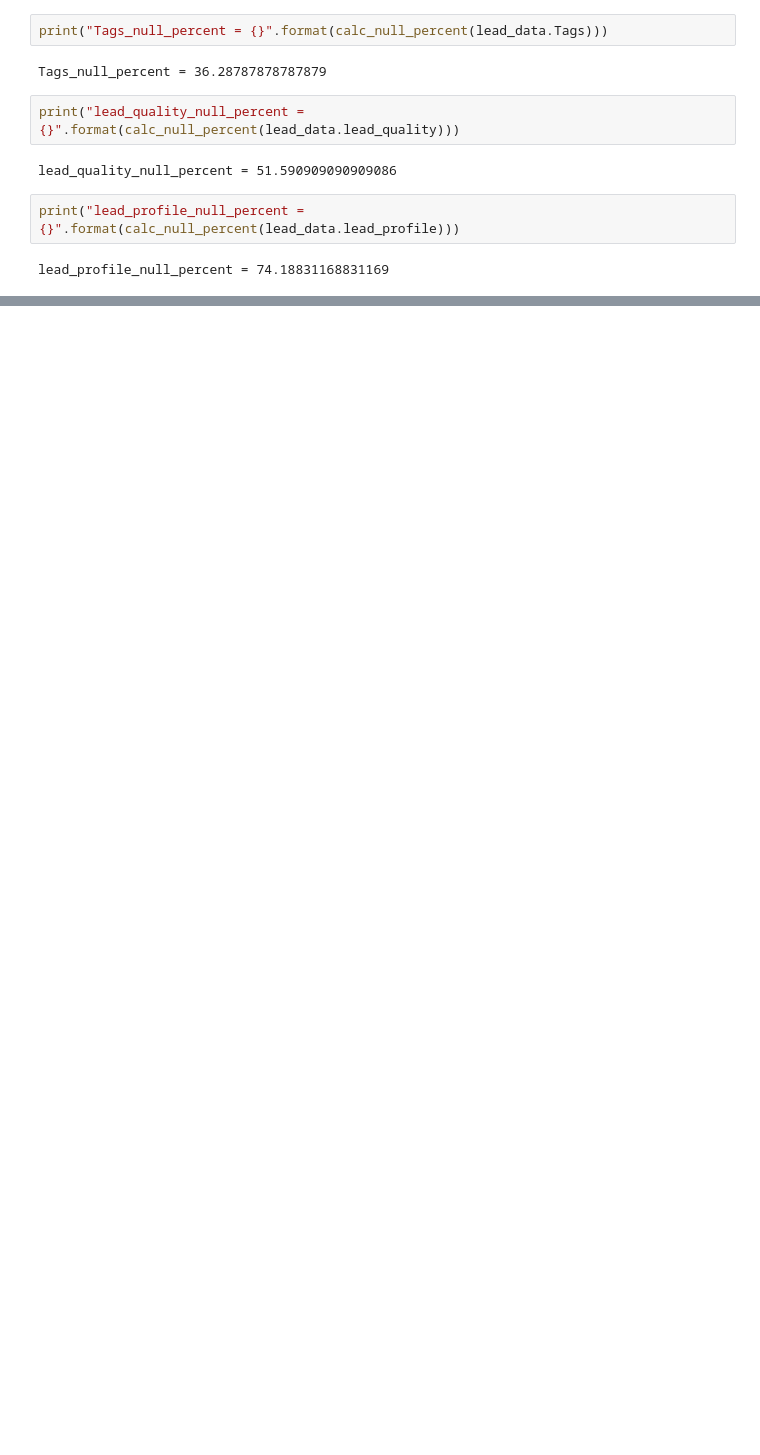
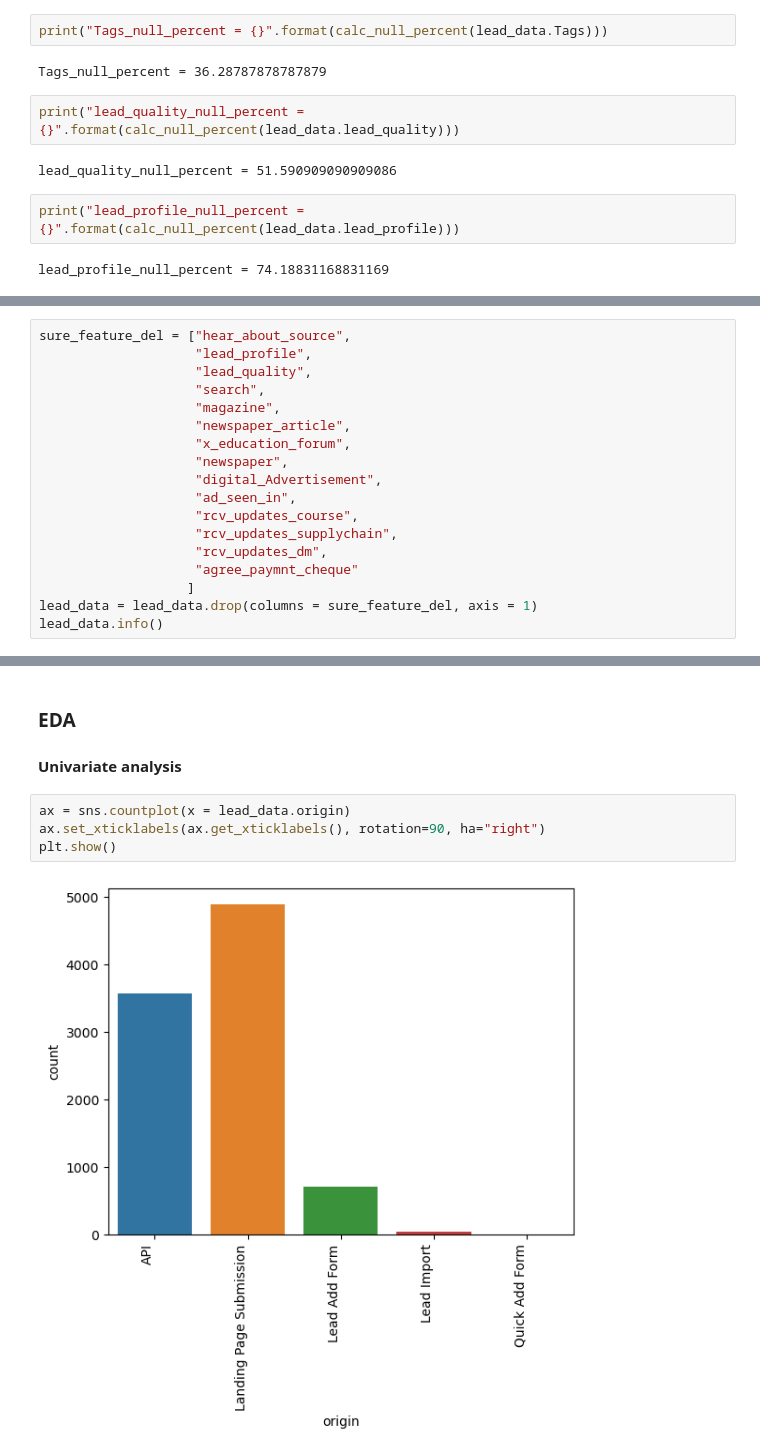
Before and after one commit to keshavRaj/LeadScoringCaseStudy, a Jupyter notebook: Lead Scoring Assignment/Lead+Case+Study.ipynb, the cells around one changed output, grey strips where cells are left out. Cells and saved outputs as stored; diff of their text form; blank space fills up the shorter version.

Commit message:
Completed Univariate analysis and handled null values

```diff
--- a/Lead Scoring Assignment/Lead+Case+Study.ipynb
+++ b/Lead Scoring Assignment/Lead+Case+Study.ipynb
@@ -1053,0 +1065,18 @@ lead_profile_null_percent = 74.18831168831169
+# %%
+sure_feature_del = ["hear_about_source",
+                    "lead_profile",
+                    "lead_quality",
+                    "search",
+                    "magazine",
+                    "newspaper_article",
+                    "x_education_forum",
+                    "newspaper",
+                    "digital_Advertisement",
+                    "ad_seen_in",
+                    "rcv_updates_course",
+                    "rcv_updates_supplychain",
+                    "rcv_updates_dm",
+                    "agree_paymnt_cheque"
+                   ]
+lead_data = lead_data.drop(columns = sure_feature_del, axis = 1)
+lead_data.info()
@@ -1053,0 +1101,10 @@ lead_profile_null_percent = 74.18831168831169
+# %% [markdown]
+### EDA
+
+#### Univariate analysis
+# %%
+ax = sns.countplot(x = lead_data.origin)
+ax.set_xticklabels(ax.get_xticklabels(), rotation=90, ha="right")
+plt.show()
+# %% [output]
+[figure, added]
```
Also changed, not shown: parts of 70 cells of this notebook.
